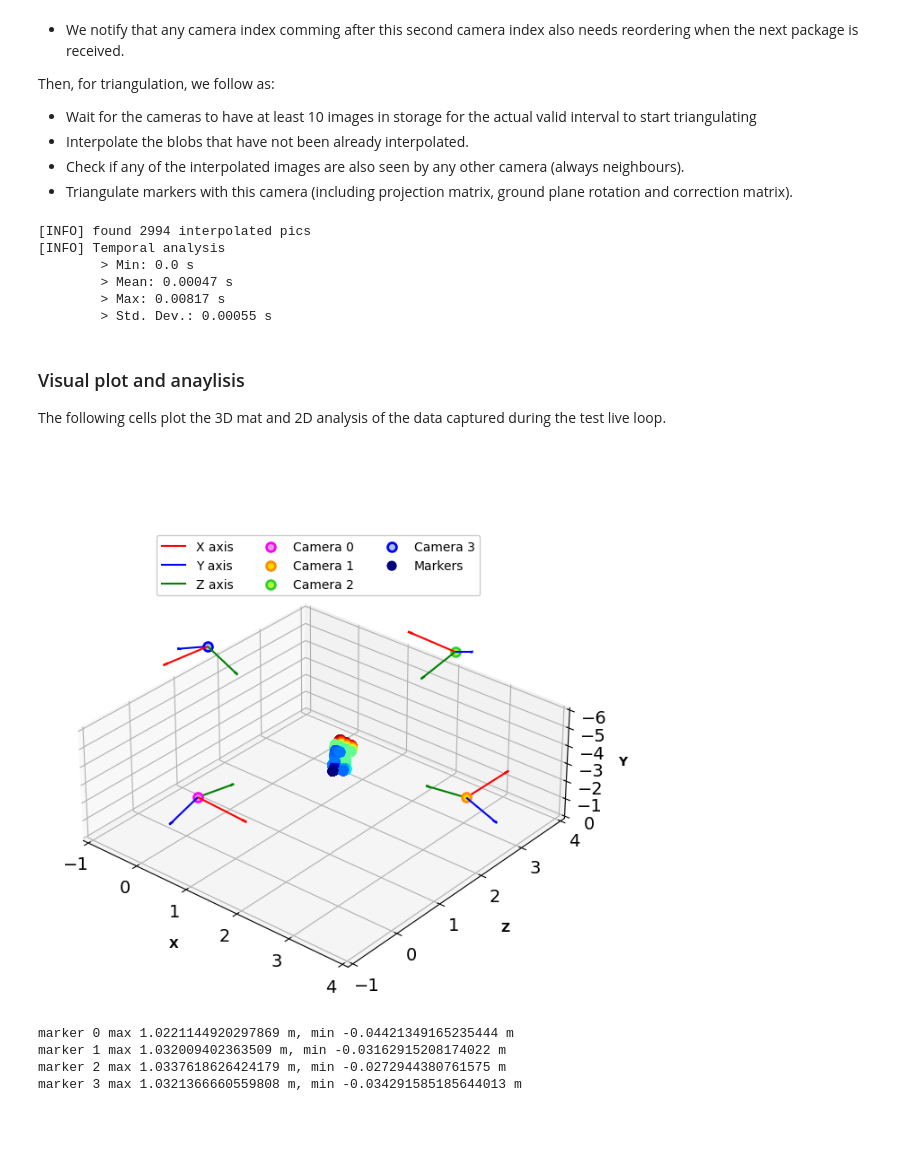
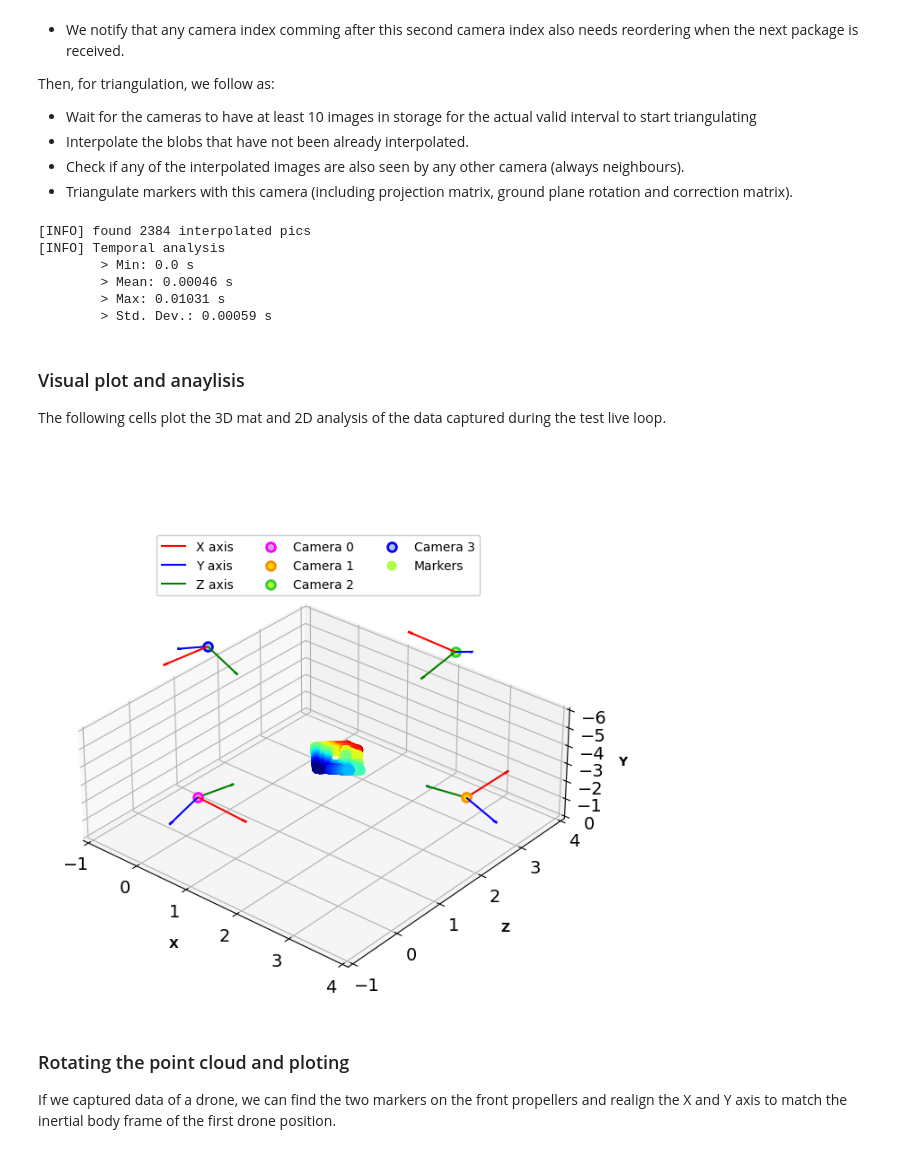
Before and after one commit to debOliveira/MoCapRasp, a Jupyter notebook: central/debugOnline.ipynb, the cells around one changed output. Saved outputs shown, nothing was run; the diff lists cells and outputs as text; code cells hidden in the pictures; blank space fills up the shorter version.

```diff
--- a/central/debugOnline.ipynb
+++ b/central/debugOnline.ipynb
@@ -41,7 +41,7 @@ The following cell sets up the name of the CSV where the data is stored and the
 ##########################################
 
 # name (folder/camCalib.csv) where the CSV from serverv2Calib.py is saved
-dfCSV = np.genfromtxt('G:/Meu Drive/UFCG/Mestrado/MoCap/CSV datasets/30Jun/Mambo/camCalib.csv', delimiter=',')
+dfCSV = np.genfromtxt('G:/Meu Drive/UFCG/Mestrado/MoCap/CSV datasets/29Jun/camCalib.csv', delimiter=',')
 verbose = False # verbose flag for reading the data and interpolation
 nCameras = 4    # number of cameras
 recTime = 120    # recording time, in seconds
@@ -569,7 +558,7 @@ The following cell sets up the name of the CSV where the data is stored and the
 ##########################################
 
 # name (folder/camGround.csv) where the CSV from serverv2Ground.py is saved
-dfCSV = np.genfromtxt('G:/Meu Drive/UFCG/Mestrado/MoCap/CSV datasets/30Jun/Mambo/camGround.csv', delimiter=',')
+dfCSV = np.genfromtxt('G:/Meu Drive/UFCG/Mestrado/MoCap/CSV datasets/29Jun/camGround.csv', delimiter=',')
 # %%
 #########################
 ### Utility functions ###
@@ -948,9 +937,10 @@ The following cell sets up the name of the CSV where the data is stored and the
 ##########################################
 
 # name (folder/camTest.csv) where the CSV from serverv2Test.py is saved
-dfCSV = np.genfromtxt('G:/Meu Drive/UFCG/Mestrado/MoCap/CSV datasets/30Jun/Mambo/camTest.csv', delimiter=',')
-recTime = 40    # recording time, in seconds
+dfCSV = np.genfromtxt('G:/Meu Drive/UFCG/Mestrado/MoCap/CSV datasets/29Jun/camTest.csv', delimiter=',')
+recTime = 30    # recording time, in seconds
 step = 1/100    # step of the interpolated DF
+isDrone = True  # should I realign the point cloud to match the drones X and Y axis
 # %%
 #########################
 ### Utility functions ###
@@ -1263,12 +1253,12 @@ allPoints3d = allPoints3d.T
             putText(img,str(k),(int(center[0]/16)-25, int(center[1]/16)-25),FONT_HERSHEY_SIMPLEX,0.5,(255,0,0),2)
         imwrite('pics/cam'+str(idx+1)+'/'+str(name).zfill(20)+'.jpg',img)''';
 # %% [output]
-[INFO] found 2994 interpolated pics
+[INFO] found 2384 interpolated pics
 [INFO] Temporal analysis
         > Min: 0.0 s
-        > Mean: 0.00047 s
-        > Max: 0.00817 s
-        > Std. Dev.: 0.00055 s
+        > Mean: 0.00046 s
+        > Max: 0.01031 s
+        > Std. Dev.: 0.00059 s
 # %% [markdown]
 ### Visual plot and anaylisis
 
@@ -1294,39 +1284,37 @@ colours = [['fuchsia','plum'],['darkorange','gold'],['limegreen','greenyellow'],
 
 # plot each camera translated and rotated to meet the ground plane
 for j in range(nCameras):
     o = np.matmul(projMat[j],[[0.],[0],[0.],[1]]).ravel()
     o+= [0,+d/b,0,0]
     o = np.matmul(P_plane,o).ravel()
     o+= [0,0,-zDisplacement,0]
     x,y,z= np.array([1, 0, 0, 0]), np.array([0, 1, 0, 0]),np.array([0, 0, 1, 0])
     x,y,z = np.matmul(projMat[j],x),np.matmul(projMat[j],y),np.matmul(projMat[j],z)
     x,y,z = np.matmul(P_plane,x),np.matmul(P_plane,y),np.matmul(P_plane,z)
     ax.quiver(o[0], o[2], o[1], x[0], x[2], x[1], arrow_length_ratio=0.1, edgecolors="r", label='X axis')
     ax.quiver(o[0], o[2], o[1], y[0], y[2], y[1], arrow_length_ratio=0.1, edgecolors="b", label='Y axis')
     ax.quiver(o[0], o[2], o[1], z[0], z[2], z[1], arrow_length_ratio=0.1, edgecolors="g", label='Z axis')
     ax.scatter(o[0], o[2], o[1], s=50, edgecolor=colours[j][0], facecolor=colours[j][1], linewidth=2,  label = 'Camera '+str(j))
 
 # plot points after correction matrix
 ax.scatter(allPoints3d[0], allPoints3d[2], allPoints3d[1], s=50, c=allPoints3d[2], cmap=cmhot, label= 'Markers')
 
 # axis setup and plot variables
 handles, labels = plt.gca().get_legend_handles_labels()
 by_label = dict(zip(labels, handles))
 plt.legend(by_label.values(), by_label.keys(),ncol=3,loc ='center',edgecolor='silver', bbox_to_anchor=(0.5, 0.8))
 plt.draw()
 plt.show()
 
 # save array of each point for later use (e.g. Matlab)
 for k in range(0,4):
     idx = np.array(range(k,allPoints3d.shape[1],4)).astype(int)
     points3dNew = allPoints3d.T[idx]
-    # plor min and maximum height
-    print('marker',k,'max',-min(points3dNew[:,1]),'m,','min',-max(points3dNew[:,1]),'m')
-    np.savetxt('points3d'+str(k)+'.csv',points3dNew,delimiter=',')
+    np.savetxt('data/points3d'+str(k)+'.csv',points3dNew,delimiter=',')
 # %% [output]
-[figure, old version]
+[figure, new version]
-marker 0 max 1.0221144920297869 m, min -0.04421349165235444 m
-marker 1 max 1.032009402363509 m, min -0.03162915208174022 m
-marker 2 max 1.0337618626424179 m, min -0.0272944380761575 m
-marker 3 max 1.0321366660559808 m, min -0.034291585185644013 m
+# %% [markdown]
+### Rotating the point cloud and ploting
+
+If we captured data of a drone, we can find the two markers on the front propellers and realign the X and Y axis to match the inertial body frame of the first drone position.
 # %%
```
Also changed, not shown: parts of 4 cells of this notebook, 3 other files.
